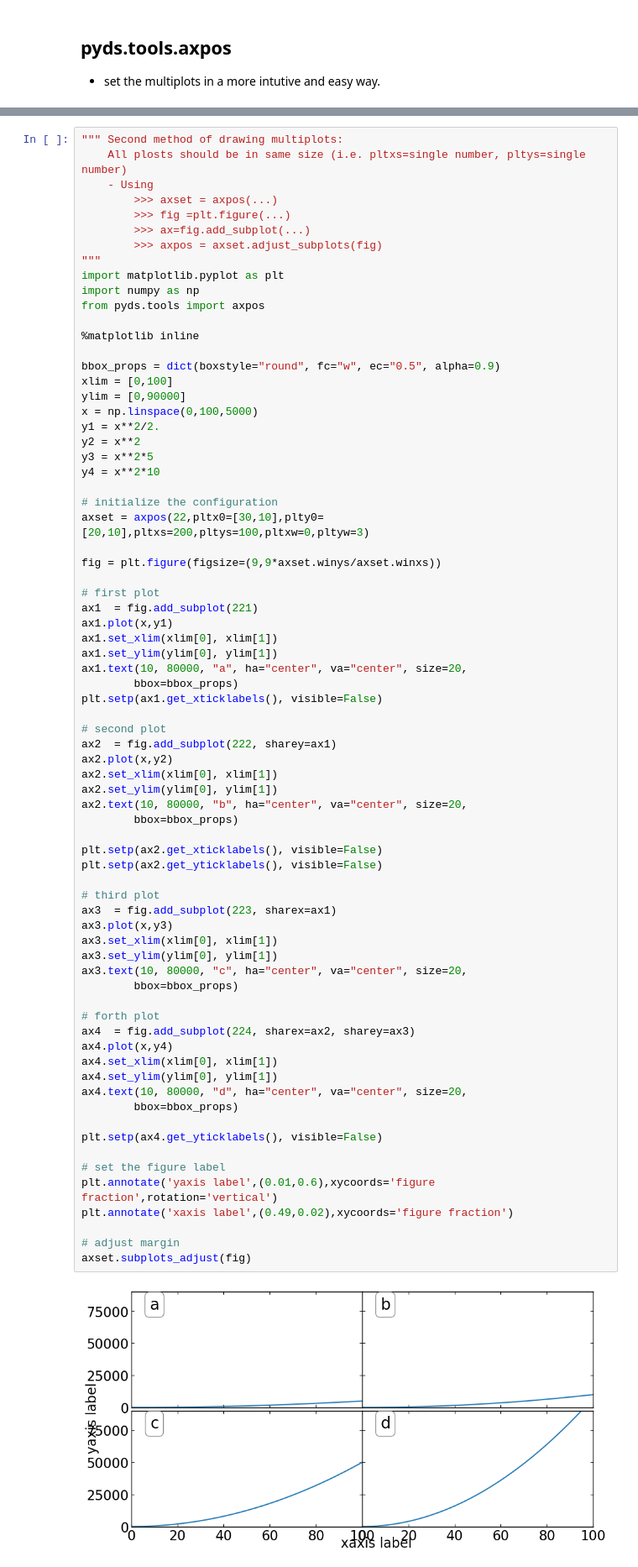
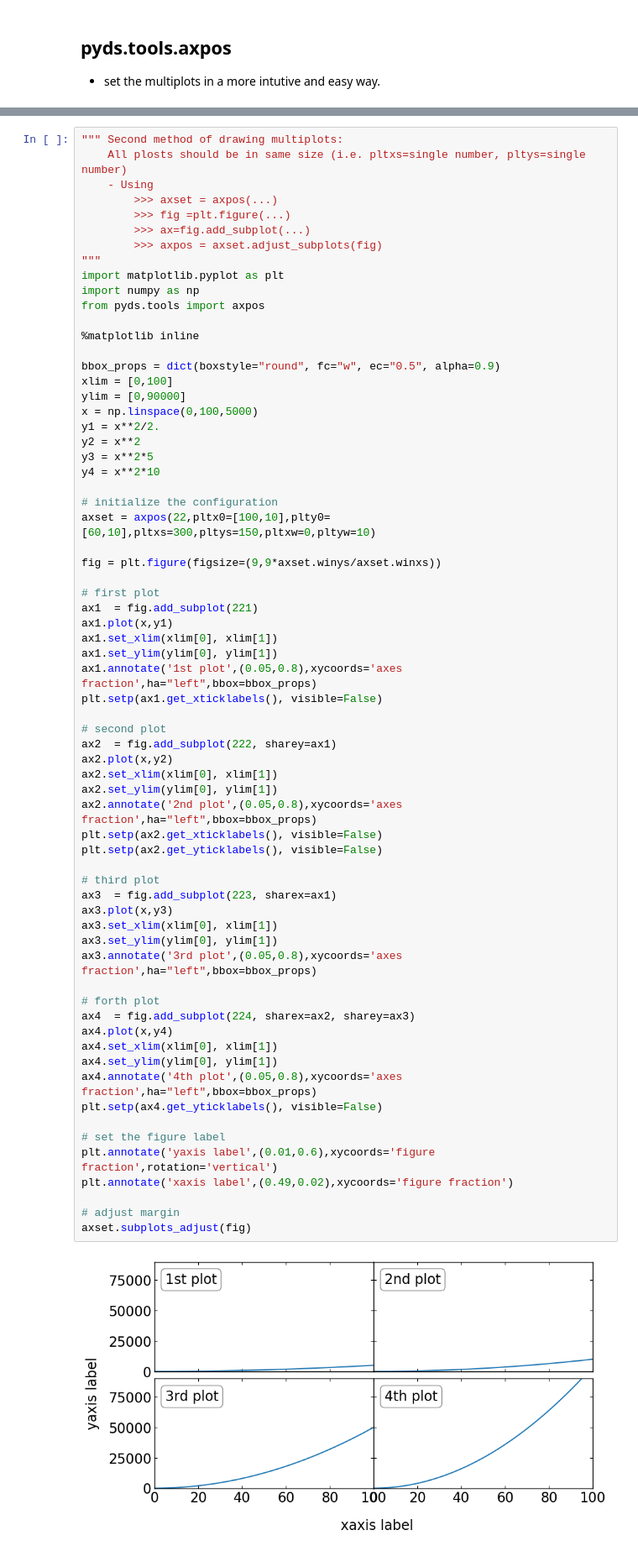
Before and after one commit to astrodoo/pyds, a Jupyter notebook: ipynb/tools.ipynb, the cells around one changed output, grey strips where cells are left out. Shown: that part at 84% size. Cells and saved outputs as stored; diff of their text form.

```diff
--- a/ipynb/tools.ipynb
+++ b/ipynb/tools.ipynb
@@ -145,7 +204,7 @@ y3 = x**2*5
 y4 = x**2*10
 
 # initialize the configuration
-axset = axpos(22,pltx0=[30,10],plty0=[20,10],pltxs=200,pltys=100,pltxw=0,pltyw=3)
+axset = axpos(22,pltx0=[100,10],plty0=[60,10],pltxs=300,pltys=150,pltxw=0,pltyw=10)
 
 fig = plt.figure(figsize=(9,9*axset.winys/axset.winxs))
 
@@ -154,44 +213,38 @@ ax1  = fig.add_subplot(221)
 ax1.plot(x,y1)
 ax1.set_xlim(xlim[0], xlim[1])
 ax1.set_ylim(ylim[0], ylim[1])
-ax1.text(10, 80000, "a", ha="center", va="center", size=20,
-        bbox=bbox_props)
+ax1.annotate('1st plot',(0.05,0.8),xycoords='axes fraction',ha="left",bbox=bbox_props)
 plt.setp(ax1.get_xticklabels(), visible=False)
 
 # second plot
 ax2  = fig.add_subplot(222, sharey=ax1)
 ax2.plot(x,y2)
 ax2.set_xlim(xlim[0], xlim[1])
 ax2.set_ylim(ylim[0], ylim[1])
-ax2.text(10, 80000, "b", ha="center", va="center", size=20,
-        bbox=bbox_props)
-
+ax2.annotate('2nd plot',(0.05,0.8),xycoords='axes fraction',ha="left",bbox=bbox_props)
 plt.setp(ax2.get_xticklabels(), visible=False)
 plt.setp(ax2.get_yticklabels(), visible=False)
 
 # third plot
 ax3  = fig.add_subplot(223, sharex=ax1)
 ax3.plot(x,y3)
 ax3.set_xlim(xlim[0], xlim[1])
 ax3.set_ylim(ylim[0], ylim[1])
-ax3.text(10, 80000, "c", ha="center", va="center", size=20,
-        bbox=bbox_props)
+ax3.annotate('3rd plot',(0.05,0.8),xycoords='axes fraction',ha="left",bbox=bbox_props)
 
 # forth plot
 ax4  = fig.add_subplot(224, sharex=ax2, sharey=ax3)
 ax4.plot(x,y4)
 ax4.set_xlim(xlim[0], xlim[1])
 ax4.set_ylim(ylim[0], ylim[1])
-ax4.text(10, 80000, "d", ha="center", va="center", size=20,
-        bbox=bbox_props)
-
+ax4.annotate('4th plot',(0.05,0.8),xycoords='axes fraction',ha="left",bbox=bbox_props)
 plt.setp(ax4.get_yticklabels(), visible=False)
 
 # set the figure label
 plt.annotate('yaxis label',(0.01,0.6),xycoords='figure fraction',rotation='vertical')
 plt.annotate('xaxis label',(0.49,0.02),xycoords='figure fraction')
 
 # adjust margin
 axset.subplots_adjust(fig)
 # %% [output]
-[figure, old version]
+[figure, new version]
```
Also changed, not shown: parts of 7 cells of this notebook, 4 other files.
